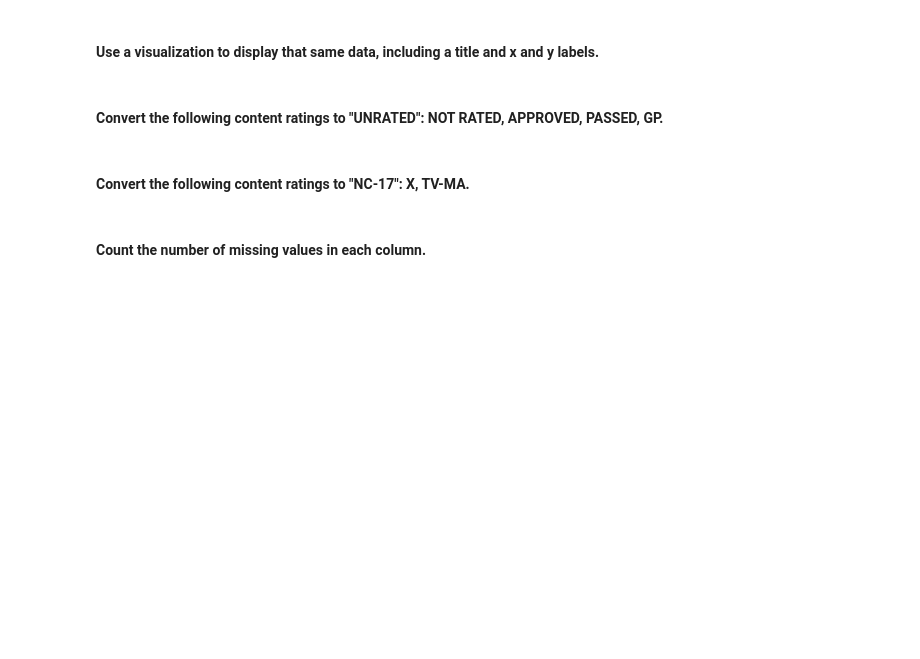
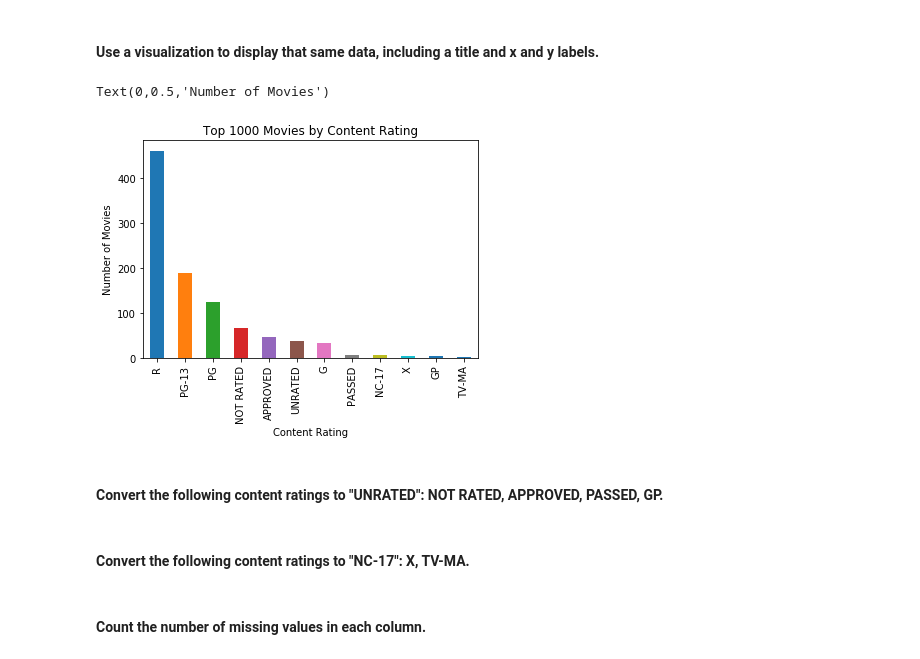
Before and after one commit to pshanthi1980/GA-Projects, a Jupyter notebook: unit-2_project/imdb.ipynb, the cells around one changed output. Saved outputs shown, nothing was run; the diff lists cells and outputs as text; code cells hidden in the pictures; blank space fills up the shorter version.

```diff
--- a/unit-2_project/imdb.ipynb
+++ b/unit-2_project/imdb.ipynb
@@ -121,2 +123,11 @@ movies['duration'].plot(kind='box')
+# %%
+# Answer:
+
+movies.content_rating.value_counts().plot(kind='bar', title='Top 1000 Movies by Content Rating')
+plt.xlabel('Content Rating')
+plt.ylabel('Number of Movies')
+# %% [output]
+Text(0,0.5,'Number of Movies')
+[figure, added]
 # %% [markdown]
 #### Convert the following content ratings to "UNRATED": NOT RATED, APPROVED, PASSED, GP.
```
Also changed, not shown: parts of 19 cells of this notebook, 14 other files.
